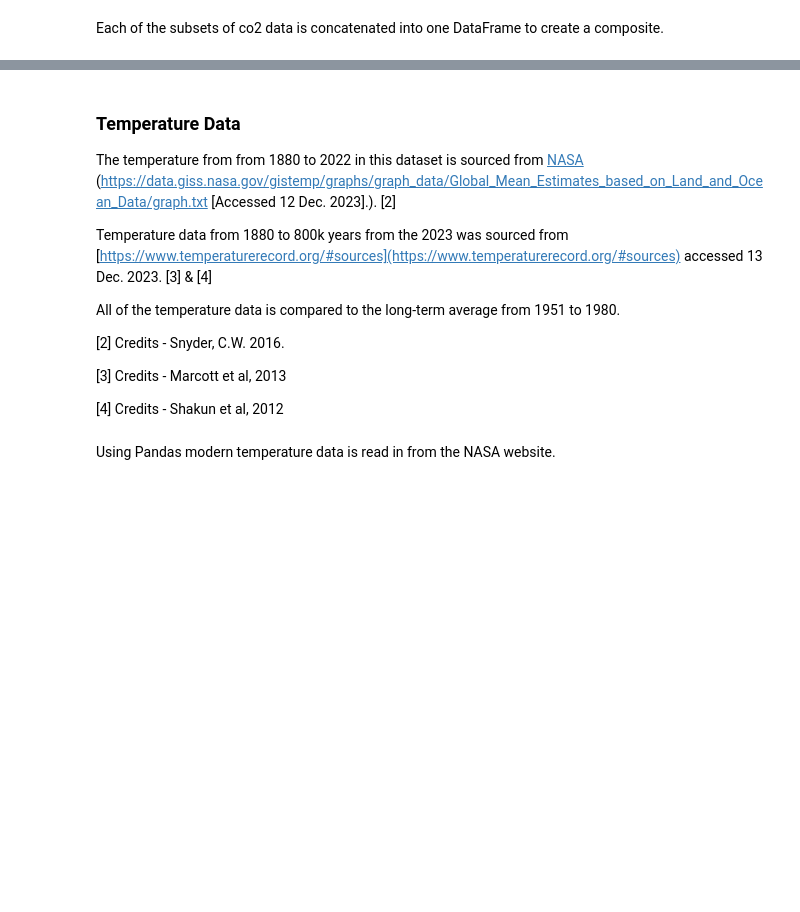
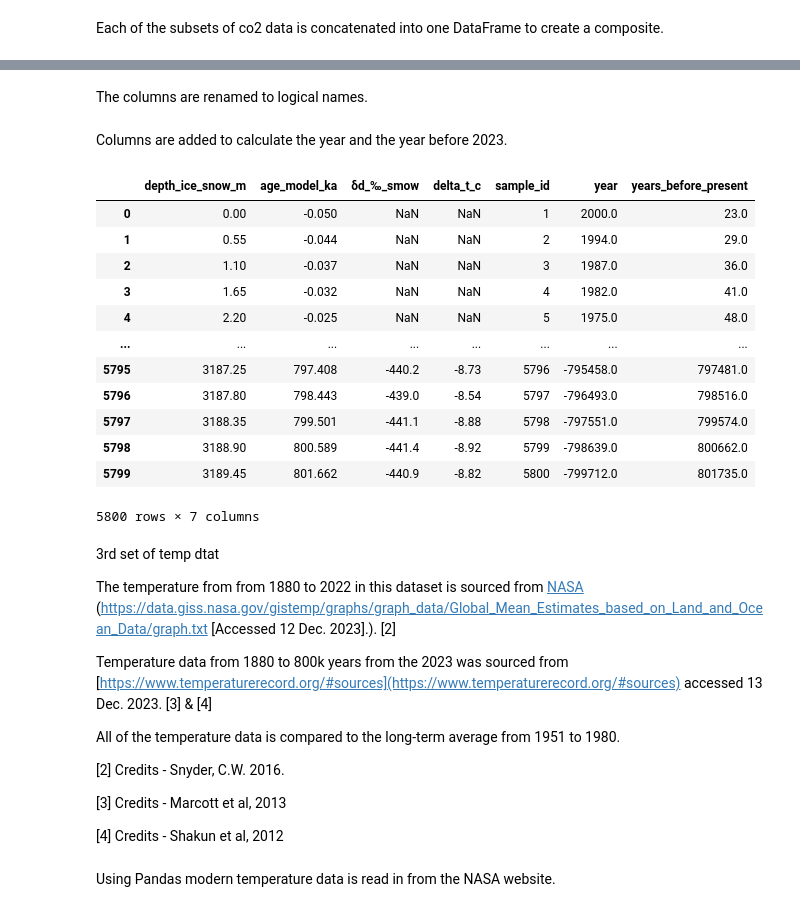
Before and after one commit to humphs078/Owner-avatar-programming_for_data_analysis_assignment_2, a Jupyter notebook: submission.ipynb, the cells around one changed output, grey strips where cells are left out. Saved outputs shown, nothing was run; the diff lists cells and outputs as text; code cells hidden in the pictures; blank space fills up the shorter version.

```diff
--- a/submission.ipynb
+++ b/submission.ipynb
@@ -206,5 +216,34 @@ Each of the subsets of co2 data is concatenated into one DataFrame to create a c
+# %%
+# https://stackoverflow.com/questions/27896214/reading-tab-delimited-file-with-pandas-works-on-windows-but-not-on-mac
+
+jouzel_temp = pd.read_csv('https://doi.pangaea.de/10.1594/PANGAEA.683655?format=textfile', sep="\t", skiprows=20)
+# %% [markdown]
+The columns are renamed to logical names.
+# %%
+jouzel_temp.rename(columns=({"Depth ice/snow [m]":"depth_ice_snow_m", "Age model [ka]":"age_model_ka", "δD [‰ SMOW]":"δd_‰_smow", "delta T [°C]":"delta_t_c", "Sample ID":"sample_id"}), inplace=True)
+# %% [markdown]
+Columns are added to calculate the year and the year before 2023.
+# %%
+jouzel_temp['year'] = 1950-(jouzel_temp['age_model_ka']*1000)
+jouzel_temp['years_before_present'] = 2023 - jouzel_temp['year']
+# %%
+jouzel_temp
+# %% [output]
+|  | depth_ice_snow_m | age_model_ka | δd_‰_smow | delta_t_c | sample_id | year | years_before_present |
+| 0 | 0.00 | -0.050 | NaN | NaN | 1 | 2000.0 | 23.0 |
+| 1 | 0.55 | -0.044 | NaN | NaN | 2 | 1994.0 | 29.0 |
+| 2 | 1.10 | -0.037 | NaN | NaN | 3 | 1987.0 | 36.0 |
+| 3 | 1.65 | -0.032 | NaN | NaN | 4 | 1982.0 | 41.0 |
+| 4 | 2.20 | -0.025 | NaN | NaN | 5 | 1975.0 | 48.0 |
+| ... | ... | ... | ... | ... | ... | ... | ... |
+| 5795 | 3187.25 | 797.408 | -440.2 | -8.73 | 5796 | -795458.0 | 797481.0 |
+| 5796 | 3187.80 | 798.443 | -439.0 | -8.54 | 5797 | -796493.0 | 798516.0 |
+| 5797 | 3188.35 | 799.501 | -441.1 | -8.88 | 5798 | -797551.0 | 799574.0 |
+| 5798 | 3188.90 | 800.589 | -441.4 | -8.92 | 5799 | -798639.0 | 800662.0 |
+| 5799 | 3189.45 | 801.662 | -440.9 | -8.82 | 5800 | -799712.0 | 801735.0 |
+5800 rows × 7 columns
 # %% [markdown]
-### Temperature Data <a id="temperature-data"></a>
+3rd set of temp dtat
 
 The temperature from from 1880 to 2022 in this dataset is sourced from [NASA](https://data.giss.nasa.gov/gistemp/graphs/graph_data/Global_Mean_Estimates_based_on_Land_and_Ocean_Data/graph.txt) (https://data.giss.nasa.gov/gistemp/graphs/graph_data/Global_Mean_Estimates_based_on_Land_and_Ocean_Data/graph.txt [Accessed 12 Dec. 2023].). [2]
 
```
Also changed, not shown: parts of 10 cells of this notebook, 5 other files.
